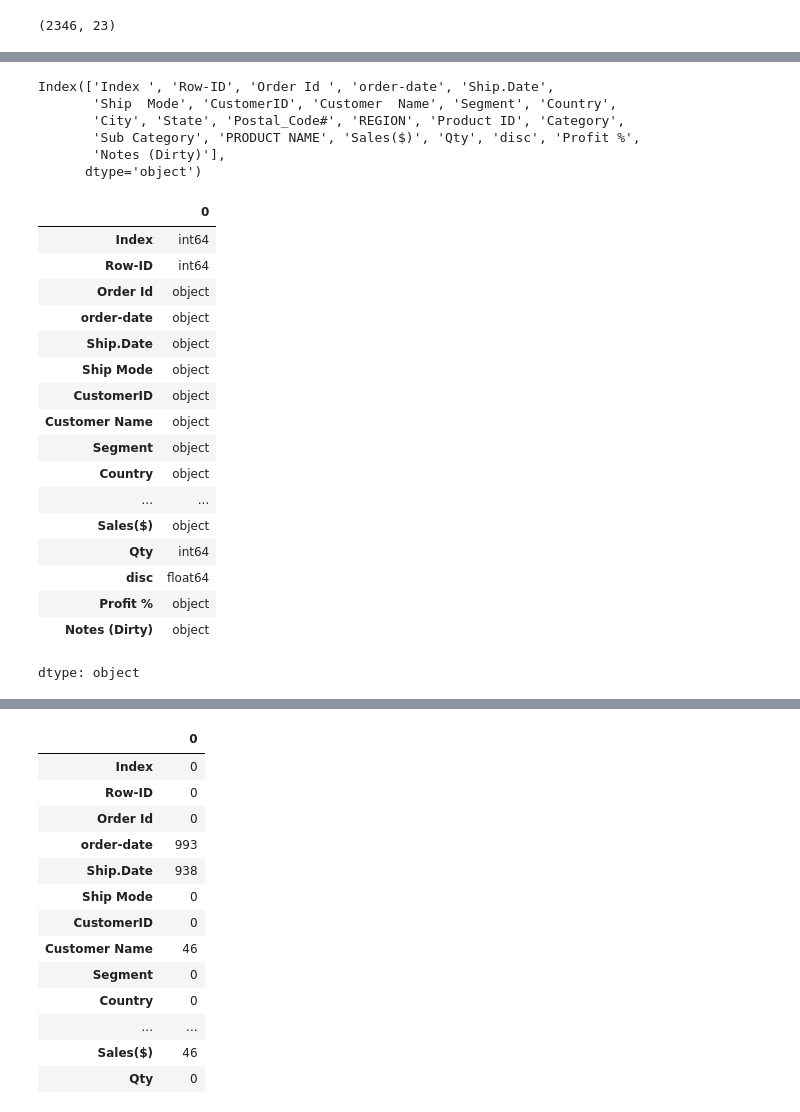
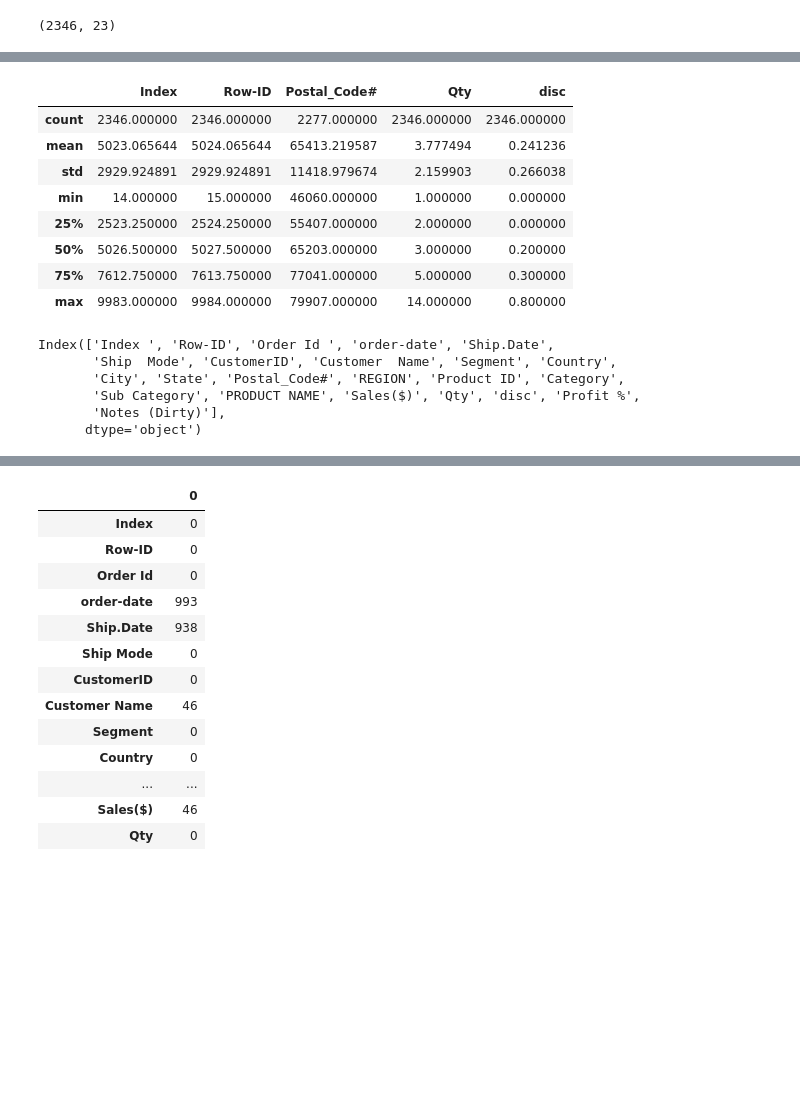
Before and after one commit to Sru-j/Linux, a Jupyter notebook: data_combine.ipynb, the cells around one changed output, grey strips where cells are left out. Cells and saved outputs as stored; diff of their text form; code cells hidden in the pictures; blank space fills up the shorter version.

```diff
--- a/data_combine.ipynb
+++ b/data_combine.ipynb
@@ -45,3 +65,15 @@ df_center.shape
+# %%
+df_center.describe()
+# %% [output]
+|  | Index | Row-ID | Postal_Code# | Qty | disc |
+| count | 2346.000000 | 2346.000000 | 2277.000000 | 2346.000000 | 2346.000000 |
+| mean | 5023.065644 | 5024.065644 | 65413.219587 | 3.777494 | 0.241236 |
+| std | 2929.924891 | 2929.924891 | 11418.979674 | 2.159903 | 0.266038 |
+| min | 14.000000 | 15.000000 | 46060.000000 | 1.000000 | 0.000000 |
+| 25% | 2523.250000 | 2524.250000 | 55407.000000 | 2.000000 | 0.000000 |
+| 50% | 5026.500000 | 5027.500000 | 65203.000000 | 3.000000 | 0.200000 |
+| 75% | 7612.750000 | 7613.750000 | 77041.000000 | 5.000000 | 0.300000 |
+| max | 9983.000000 | 9984.000000 | 79907.000000 | 14.000000 | 0.800000 |
 # %%
 df_center.columns
 #column names have a space and dot in the names
@@ -52,24 +84,3 @@ Index(['Index ', 'Row-ID', 'Order Id ', 'order-date', 'Ship.Date',
        'Sub Category', 'PRODUCT NAME', 'Sales($)', 'Qty', 'disc', 'Profit %',
        'Notes (Dirty)'],
       dtype='object')
-# %%
-df_center.dtypes
-# %% [output]
-|  | 0 |
-| Index | int64 |
-| Row-ID | int64 |
-| Order Id | object |
-| order-date | object |
-| Ship.Date | object |
-| Ship Mode | object |
-| CustomerID | object |
-| Customer Name | object |
-| Segment | object |
-| Country | object |
-| ... | ... |
-| Sales($) | object |
-| Qty | int64 |
-| disc | float64 |
-| Profit % | object |
-| Notes (Dirty) | object |
-dtype: object
```
Also changed, not shown: parts of 28 cells of this notebook.
